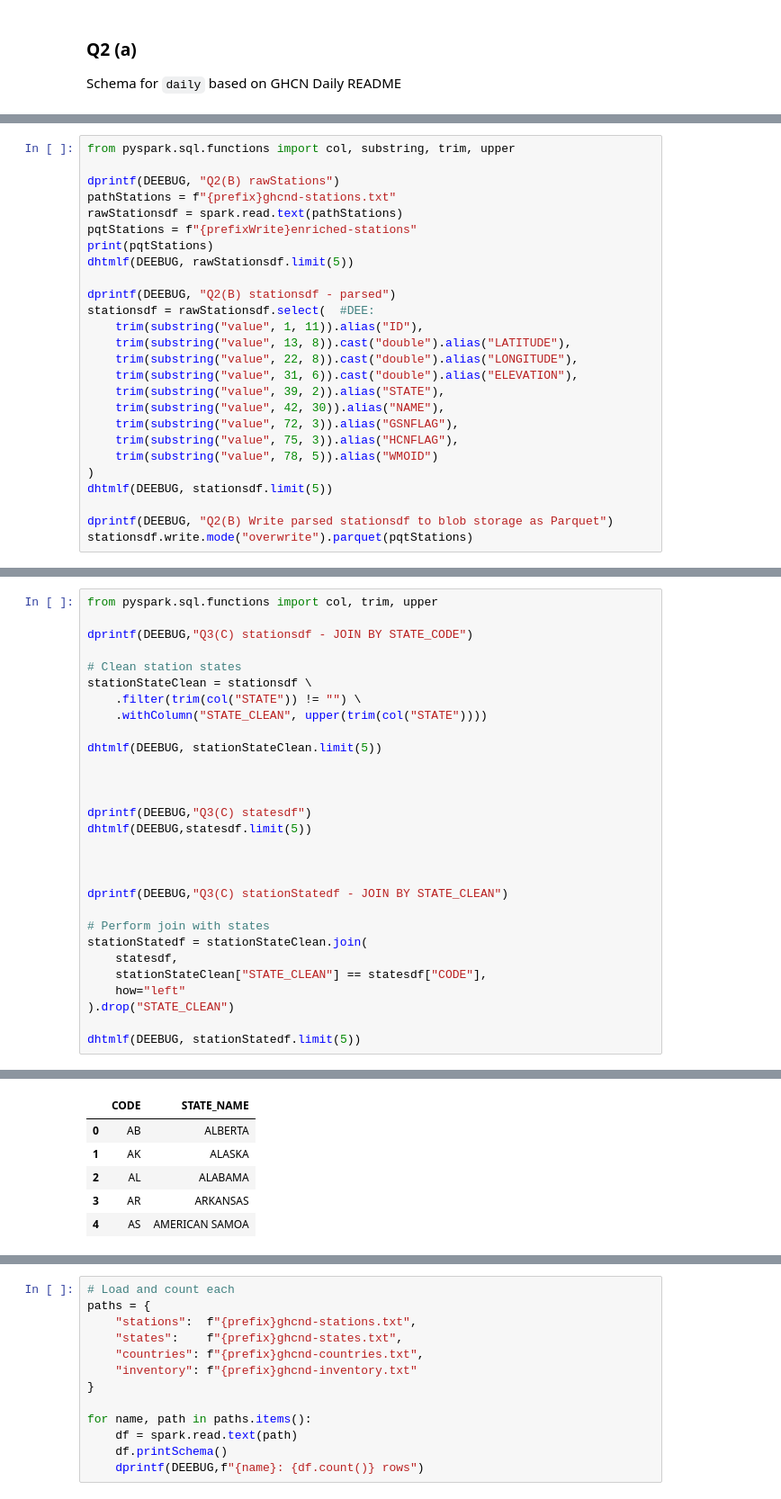
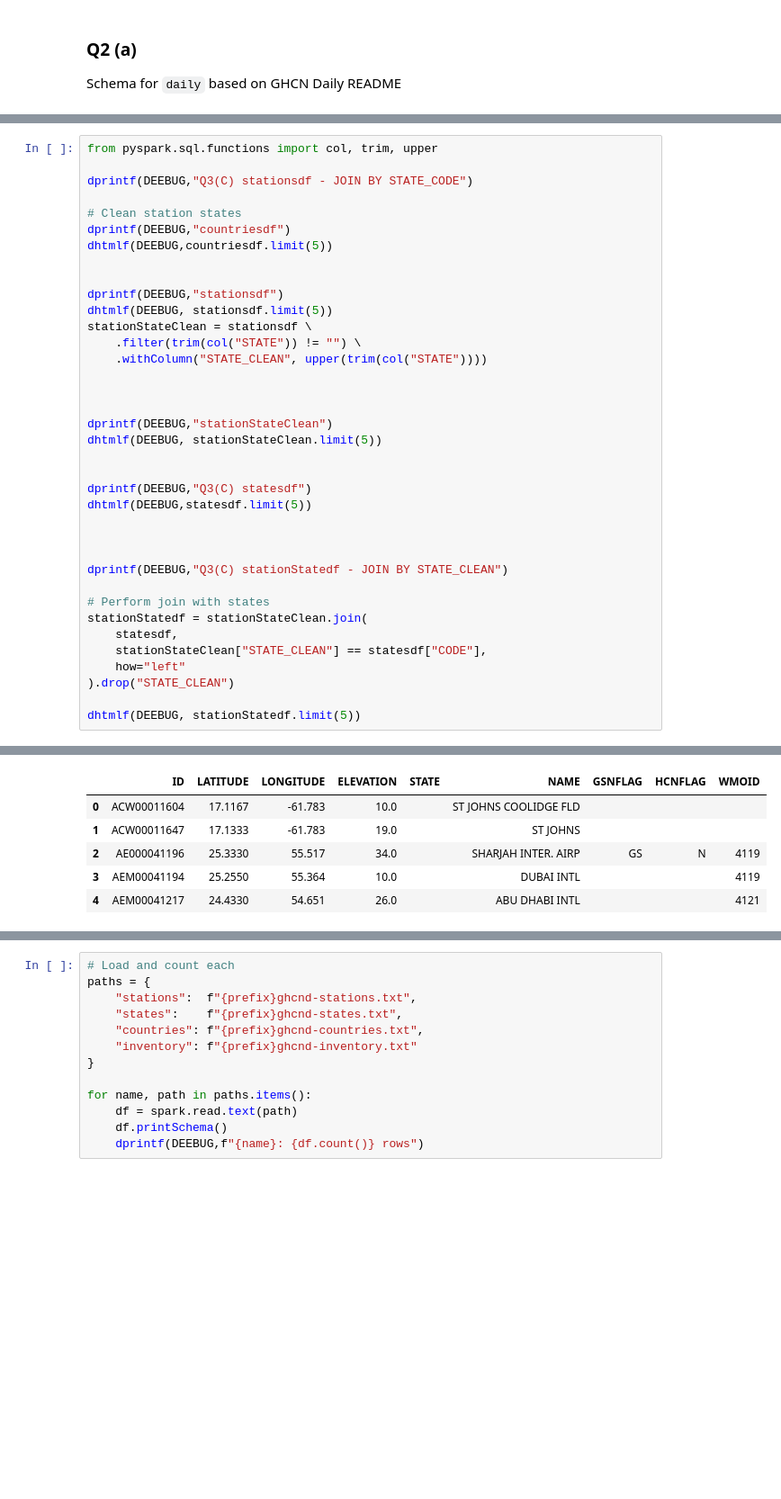
Before and after one commit to david-ewing-nz/ghcn-spark-analysis, a Jupyter notebook: notebooks/01_ghcn_processing.ipynb, the cells around one changed output, grey strips where cells are left out. Shown at 90% size. Drawn from its saved outputs; the diff is of its cells as text; blank space fills up the shorter version.

```diff
--- a/notebooks/01_ghcn_processing.ipynb
+++ b/notebooks/01_ghcn_processing.ipynb
@@ -333,26 +437,0 @@ Write parsed statesdf to blob storage as parquet
-# %%
-from pyspark.sql.functions import col, substring, trim, upper
-
-dprintf(DEEBUG, "Q2(B) rawStations")
-pathStations = f"{prefix}ghcnd-stations.txt"
-rawStationsdf = spark.read.text(pathStations)
-pqtStations = f"{prefixWrite}enriched-stations"
-print(pqtStations)
-dhtmlf(DEEBUG, rawStationsdf.limit(5))
-
-dprintf(DEEBUG, "Q2(B) stationsdf - parsed")
-stationsdf = rawStationsdf.select(  #DEE:
-    trim(substring("value", 1, 11)).alias("ID"),
-    trim(substring("value", 13, 8)).cast("double").alias("LATITUDE"),
-    trim(substring("value", 22, 8)).cast("double").alias("LONGITUDE"),
-    trim(substring("value", 31, 6)).cast("double").alias("ELEVATION"),
-    trim(substring("value", 39, 2)).alias("STATE"),
-    trim(substring("value", 42, 30)).alias("NAME"),
-    trim(substring("value", 72, 3)).alias("GSNFLAG"),
-    trim(substring("value", 75, 3)).alias("HCNFLAG"),
-    trim(substring("value", 78, 5)).alias("WMOID")
-)
-dhtmlf(DEEBUG, stationsdf.limit(5))
-
-dprintf(DEEBUG, "Q2(B) Write parsed stationsdf to blob storage as Parquet")
-stationsdf.write.mode("overwrite").parquet(pqtStations)
@@ -402,12 +490,20 @@ from pyspark.sql.functions import col, trim, upper
 dprintf(DEEBUG,"Q3(C) stationsdf - JOIN BY STATE_CODE")
 
 # Clean station states
+dprintf(DEEBUG,"countriesdf")
+dhtmlf(DEEBUG,countriesdf.limit(5))
+
+
+dprintf(DEEBUG,"stationsdf")
+dhtmlf(DEEBUG, stationsdf.limit(5))
 stationStateClean = stationsdf \
     .filter(trim(col("STATE")) != "") \
     .withColumn("STATE_CLEAN", upper(trim(col("STATE"))))
 
+
+
+dprintf(DEEBUG,"stationStateClean")
 dhtmlf(DEEBUG, stationStateClean.limit(5))
-
 
 
 dprintf(DEEBUG,"Q3(C) statesdf")
@@ -437,6 +534,6 @@ Q3(C) statesdf
-|  | CODE | STATE_NAME |
-| 0 | AB | ALBERTA |
-| 1 | AK | ALASKA |
-| 2 | AL | ALABAMA |
-| 3 | AR | ARKANSAS |
-| 4 | AS | AMERICAN SAMOA |
+|  | ID | LATITUDE | LONGITUDE | ELEVATION | STATE | NAME | GSNFLAG | HCNFLAG | WMOID |
+| 0 | ACW00011604 | 17.1167 | -61.783 | 10.0 |  | ST JOHNS COOLIDGE FLD |  |  |  |
+| 1 | ACW00011647 | 17.1333 | -61.783 | 19.0 |  | ST JOHNS |  |  |  |
+| 2 | AE000041196 | 25.3330 | 55.517 | 34.0 |  | SHARJAH INTER. AIRP | GS | N | 4119 |
+| 3 | AEM00041194 | 25.2550 | 55.364 | 10.0 |  | DUBAI INTL |  |  | 4119 |
+| 4 | AEM00041217 | 24.4330 | 54.651 | 26.0 |  | ABU DHABI INTL |  |  | 4121 |
```
Also changed, not shown: parts of 23 cells of this notebook.
